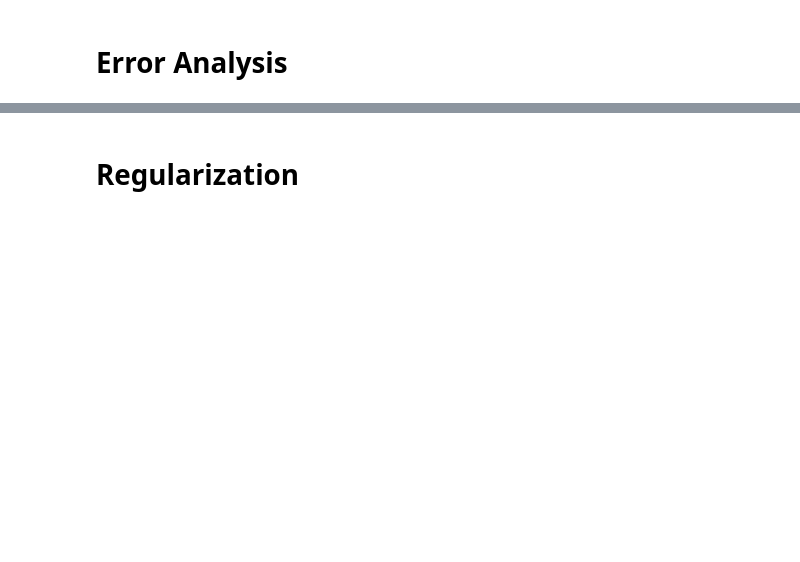
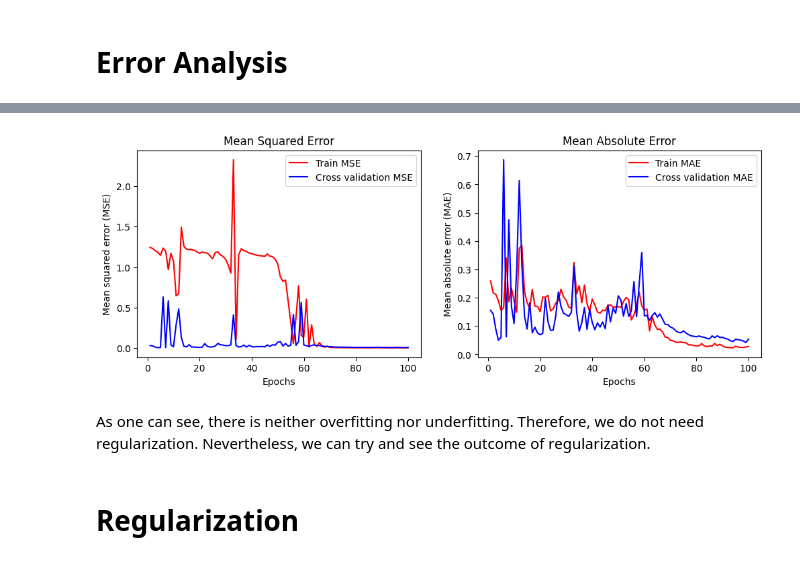
Before and after one commit to B-Akcan/Car-Price-Prediction, a Jupyter notebook: car_price_prediction.ipynb, the cells around one changed output, grey strips where cells are left out. Saved outputs shown, nothing was run; the diff lists cells and outputs as text; code cells hidden in the pictures; blank space fills up the shorter version.

```diff
--- a/car_price_prediction.ipynb
+++ b/car_price_prediction.ipynb
@@ -181,3 +215,22 @@ plt.show()
+# %%
+fig, (ax1, ax2) = plt.subplots(1,2, figsize=(12,4))
+ax1.plot(np.arange(1, epochs+1), history.history["mean_squared_error"], color="red", label="Train MSE")
+ax1.plot(np.arange(1, epochs+1), history.history["val_mean_squared_error"], color="blue", label="Cross validation MSE")
+ax2.plot(np.arange(1, epochs+1), history.history["mean_absolute_error"], color="red", label="Train MAE")
+ax2.plot(np.arange(1, epochs+1), history.history["val_mean_absolute_error"], color="blue", label="Cross validation MAE")
+ax1.legend(loc="upper right")
+ax2.legend(loc="upper right")
+ax1.set_xlabel("Epochs")
+ax1.set_ylabel("Mean squared error (MSE)")
+ax1.set_title("Mean Squared Error")
+ax2.set_xlabel("Epochs")
+ax2.set_ylabel("Mean absolute error (MAE)")
+ax2.set_title("Mean Absolute Error")
+plt.show()
+# %% [output]
+[figure, added]
+# %% [markdown]
+As one can see, there is neither overfitting nor underfitting. Therefore, we do not need regularization. Nevertheless, we can try and see the outcome of regularization.
 # %% [markdown]
 # Regularization
 # %%
```
Also changed, not shown: parts of 34 cells of this notebook.
